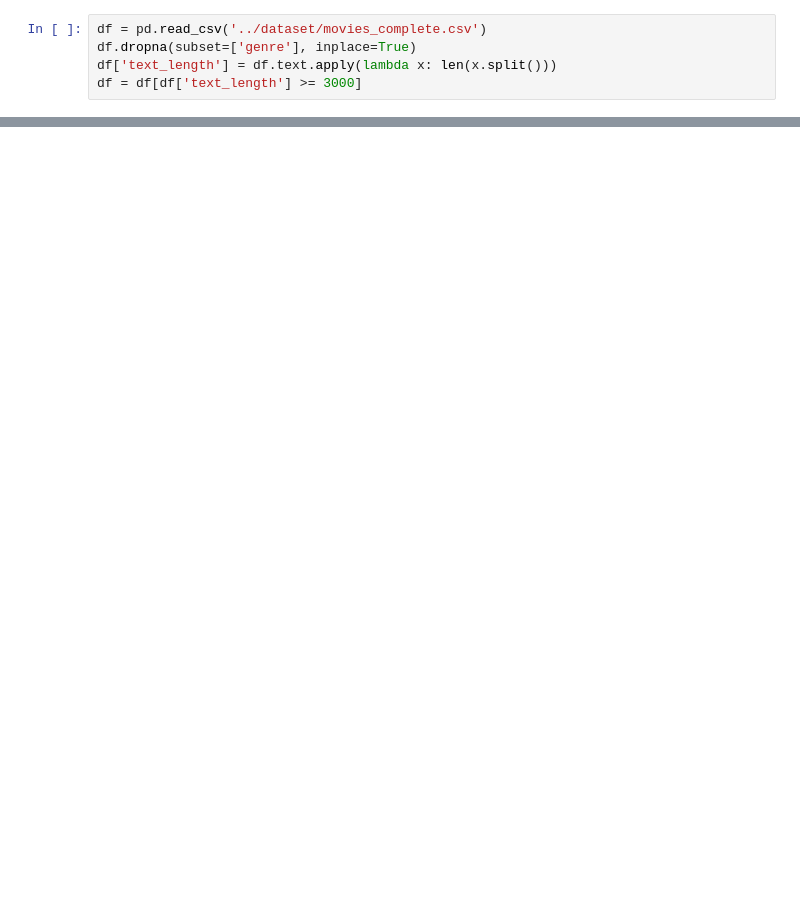
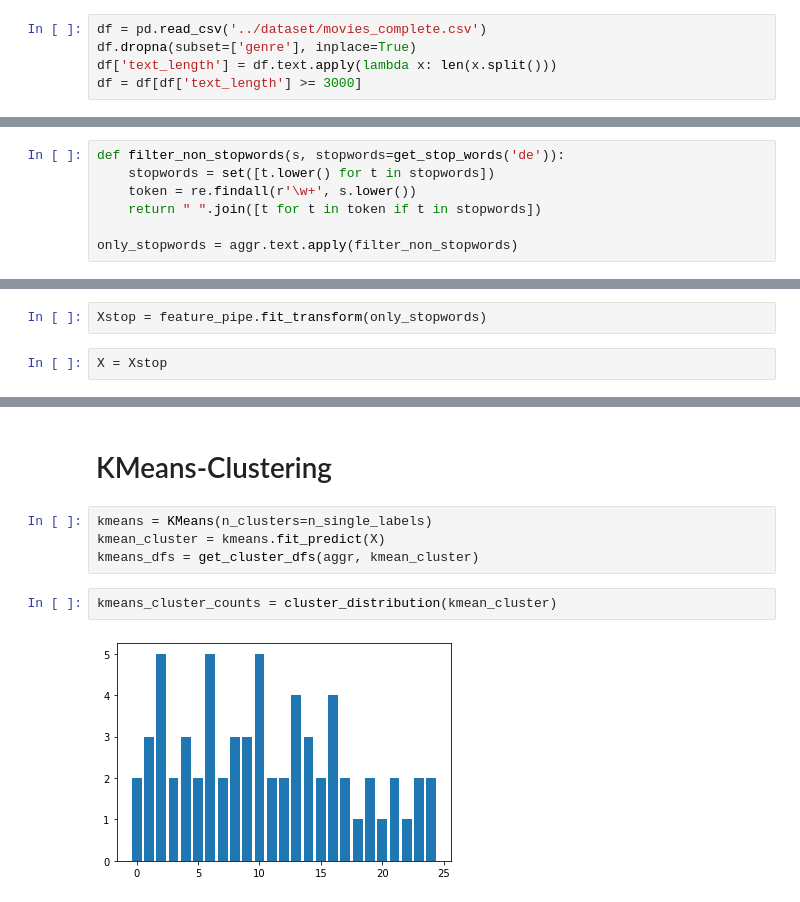
Before and after one commit to LennartKeller/SubtitleClustering, a Jupyter notebook: notebooks/LanguageAggregated.ipynb, the cells around one changed output, grey strips where cells are left out. Cells and saved outputs as stored; diff of their text form; blank space fills up the shorter version.

```diff
--- a/notebooks/LanguageAggregated.ipynb
+++ b/notebooks/LanguageAggregated.ipynb
@@ -179,0 +204,7 @@ Total number of tokens in cluster => 12288748
+# %%
+def filter_non_stopwords(s, stopwords=get_stop_words('de')):
+    stopwords = set([t.lower() for t in stopwords])
+    token = re.findall(r'\w+', s.lower())
+    return " ".join([t for t in token if t in stopwords])
+
+only_stopwords = aggr.text.apply(filter_non_stopwords)
@@ -179,0 +215,4 @@ Total number of tokens in cluster => 12288748
+# %%
+Xstop = feature_pipe.fit_transform(only_stopwords)
+# %%
+X = Xstop
@@ -179,0 +234,10 @@ Total number of tokens in cluster => 12288748
+# %% [markdown]
+# KMeans-Clustering
+# %%
+kmeans = KMeans(n_clusters=n_single_labels)
+kmean_cluster = kmeans.fit_predict(X)
+kmeans_dfs = get_cluster_dfs(aggr, kmean_cluster)
+# %%
+kmeans_cluster_counts = cluster_distribution(kmean_cluster)
+# %% [output]
+[figure, added]
```
Also changed, not shown: parts of 68 cells of this notebook.
